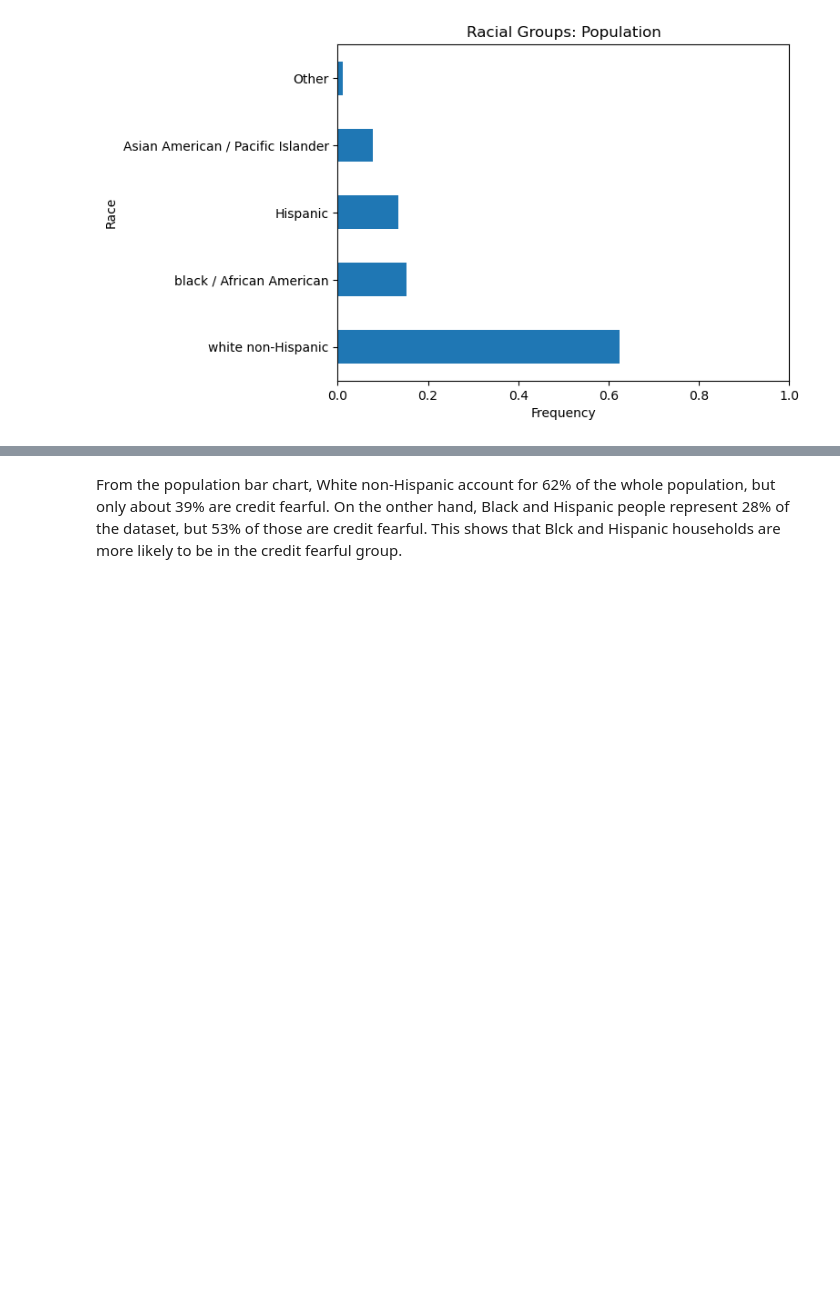
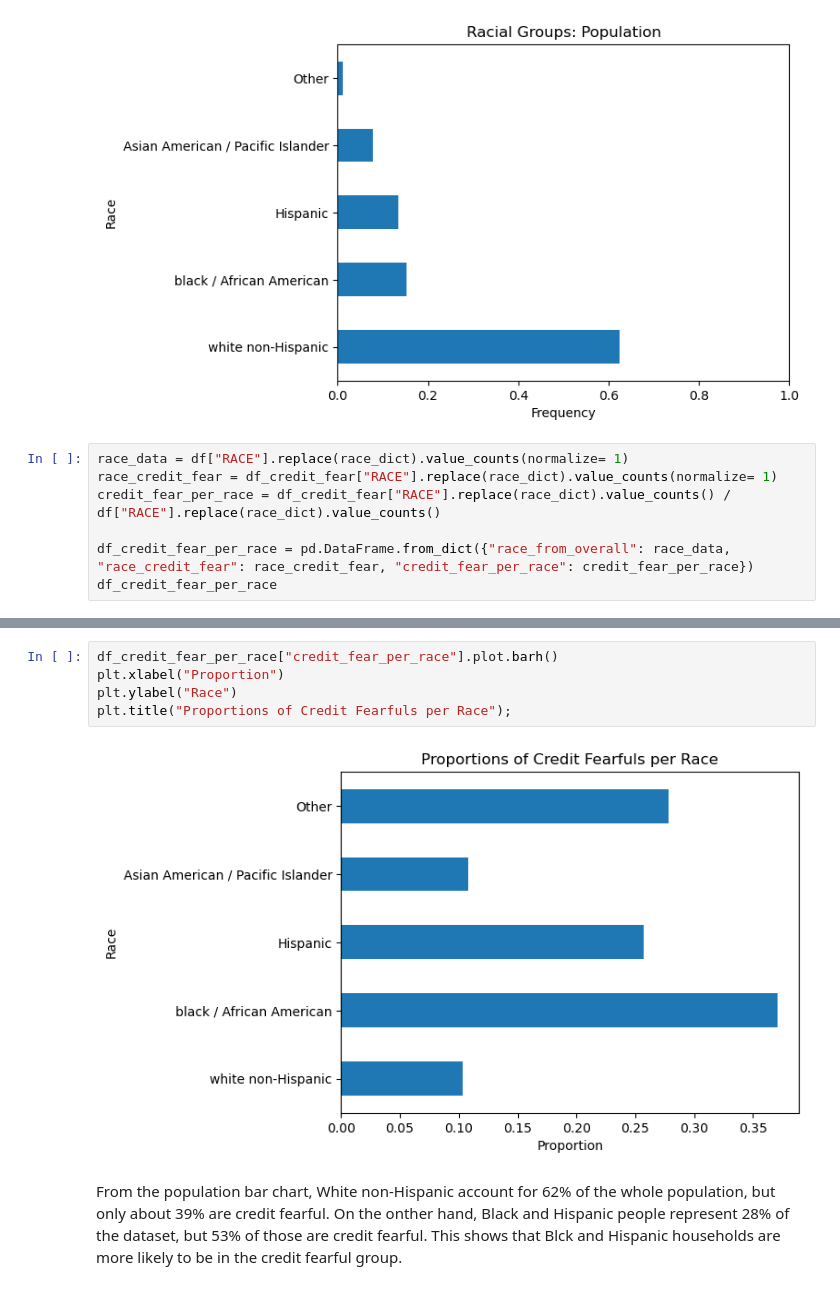
Before and after one commit to iyuendale/DS-projects, a Jupyter notebook: Customer Segmentation in the US/Customer_segmentation_in_US_part_1.ipynb, the cells around one changed output, grey strips where cells are left out. Saved outputs shown, nothing was run; the diff lists cells and outputs as text; blank space fills up the shorter version.

```diff
--- a/Customer Segmentation in the US/Customer_segmentation_in_US_part_1.ipynb
+++ b/Customer Segmentation in the US/Customer_segmentation_in_US_part_1.ipynb
@@ -162,3 +162,10 @@ df["RACE"].replace(race_dict).value_counts(normalize= True).plot(
 plt.xlim((0, 1));
 # %% [output]
 [figure]
+# %%
+race_data = df["RACE"].replace(race_dict).value_counts(normalize= 1)
+race_credit_fear = df_credit_fear["RACE"].replace(race_dict).value_counts(normalize= 1)
+credit_fear_per_race = df_credit_fear["RACE"].replace(race_dict).value_counts() / df["RACE"].replace(race_dict).value_counts()
+
+df_credit_fear_per_race = pd.DataFrame.from_dict({"race_from_overall": race_data, "race_credit_fear": race_credit_fear, "credit_fear_per_race": credit_fear_per_race})
+df_credit_fear_per_race
@@ -165,3 +180,10 @@ plt.xlim((0, 1));
+# %%
+df_credit_fear_per_race["credit_fear_per_race"].plot.barh()
+plt.xlabel("Proportion")
+plt.ylabel("Race")
+plt.title("Proportions of Credit Fearfuls per Race");
+# %% [output]
+[figure, added]
 # %% [markdown]
 From the population bar chart, White non-Hispanic account for 62% of the whole population, but only about 39% are credit fearful. On the onther hand, Black and Hispanic people represent 28% of the dataset, but 53% of those are credit fearful. This shows that Blck and Hispanic households are more likely to be in the credit fearful group.
 # %% [markdown]
```
Also changed, not shown: parts of 3 cells of this notebook.
